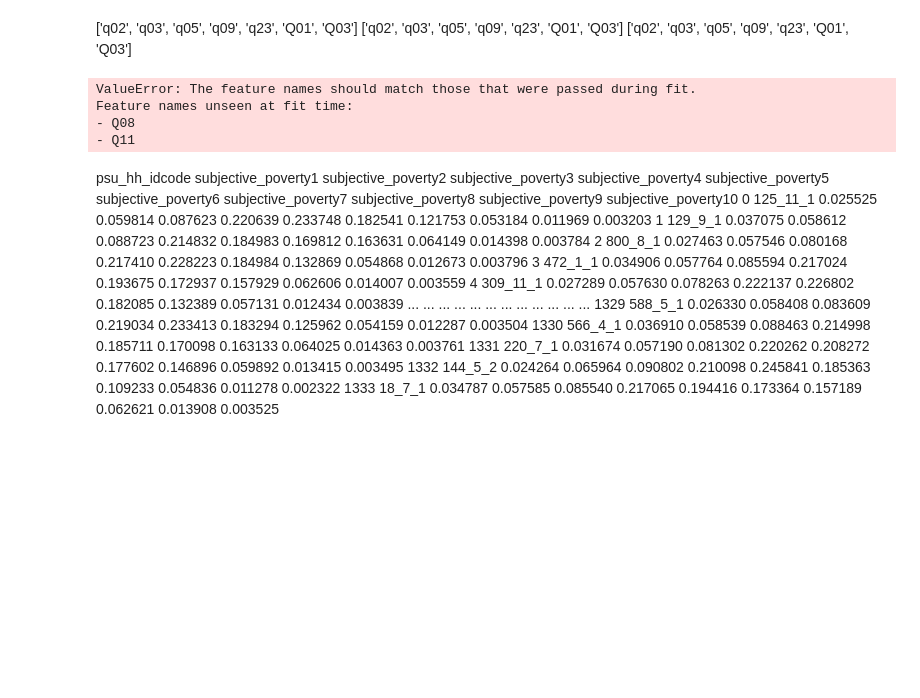
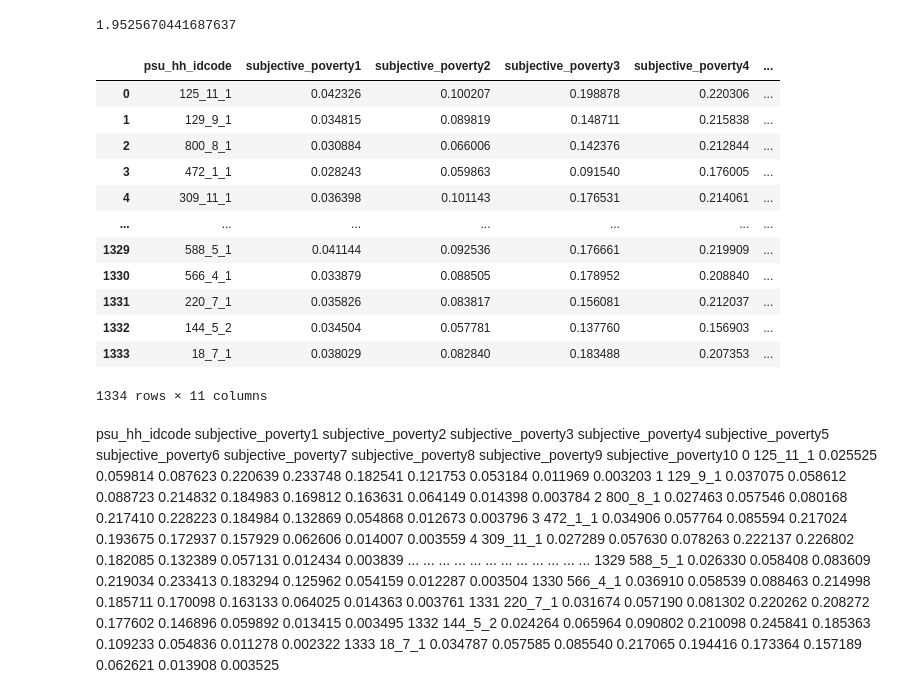
Before and after one commit to eugenesimm/Kaggle_poverty_rate, a Jupyter notebook: 2-eda/scaler.ipynb, the cells around one changed output. Saved outputs shown, nothing was run; the diff lists cells and outputs as text; code cells hidden in the pictures; blank space fills up the shorter version.

```diff
--- a/2-eda/scaler.ipynb
+++ b/2-eda/scaler.ipynb
@@ -10,4 +10,5 @@ import pandas as pd
 import numpy as np
 import os
 import pandas as pd
-CLEAN_DATA_DIR = "../data/clean/"
+MODEL_TRAINING_DATA_DIR = "../data/model_training/"
+RESULT_DATA_DIR = "../data/model_result/"
@@ -83,11 +68,8 @@ def predict_ratings_SVM(train_data):
     return optimal_params.best_estimator_, scaler
 # %%
-RESULT_DATA_DIR = "../data/model_result/"
-train_data = pd.read_csv(os.path.join(CLEAN_DATA_DIR, "TRAIN_MERGED_UNFILLED.csv"))
+train_data = pd.read_csv(os.path.join(MODEL_TRAINING_DATA_DIR, "TRAIN_MERGED_UNFILLED_encoded.csv"))
 
 train_A, train_B = train_test_split(train_data, test_size=0.25, stratify=train_data['subjectivePoverty_rating'], random_state=42)
 
-result, s = predict_ratings_SVM(train_A)
-print(type(result))  # Check the type of result
-print(type(s))
+model, scaler= predict_ratings_SVM(train_A)
 # %% [output]
@@ -122,30 +77,56 @@ TypeError: cannot unpack non-iterable SVC object
-# %% [markdown]
-['q02', 'q03', 'q05', 'q09', 'q23', 'Q01', 'Q03']
-['q02', 'q03', 'q05', 'q09', 'q23', 'Q01', 'Q03']
-['q02', 'q03', 'q05', 'q09', 'q23', 'Q01', 'Q03']
+# %%
+model = result[0]
+scaler = result[1]
 # %%
 train_B_X = train_B.drop(columns=['subjectivePoverty_rating'])
 # display(train_B_X)
 
 def predictratings_SVM(model, scaler, train_B_X):
     test_ids = train_B_X['psu_hh_idcode']
-    # train_B_X = encoder(train_B_X)
-    # train_B_X = encode_filler(train_B_X)
-    preds_proba = model.predict_proba(train_B_X)
+
+    # Scale ordinal and numerical data
+    ordinal_col = ['q23', 'Q06']
+    numerical_col = ['q05', 'q09', 'Q07']
+    scalable_col = ordinal_col + numerical_col
+
+    scalable_x = train_B_X[scalable_col]
+
+    scaled_x = scaler.transform(scalable_x)
+    scaled_x = pd.DataFrame(scaled_x, columns=scalable_x.columns, index=scalable_x.index)
+
+    # One-hot-encoding
+    ohc_col = ['q02', 'q03_1', 'q03_2', 'q03_3', 'q03_4', 'q03_5', 'q03_6', 'q03_7', 'q03_8', 'q03_9', 'q03_10',
+    'q03_11', 'q03_12', 'q03_13', 'q03_14', 'Q03', 'Q08', 'Q11_1', 'Q11_2', 'Q11_3', 'Q11_4',
+    'Q11_5', 'Q11_6', 'Q11_7', 'Q11_8', 'Q11_9', 'Q11_10', 'Q11_11', 'Q11_12', 'Q11_13', 'Q19',
+    'Q01_0', 'Q01_1', 'Q01_2']
+
+    ohc_x = train_B_X[ohc_col]
+    processed_x = pd.concat([scaled_x, ohc_x], axis=1)
+
+
+    preds_proba = model.predict_proba(processed_x)
     print(log_loss(train_B['subjectivePoverty_rating'], preds_proba))
     output_df = pd.DataFrame(preds_proba, columns=[f'subjective_poverty{i+1}' for i in range(preds_proba.shape[1])])
     output_df.insert(0, 'psu_hh_idcode', test_ids.values)  # Insert the ID column at the start
     return output_df
 
-pred = predictratings_SVM(model, train_B_X)
+pred = predictratings_SVM(model, scaler, train_B_X)
 display(pred)
-
-#1.9505287965222604 - scale X
 # %% [output]
-ValueError: The feature names should match those that were passed during fit.
-Feature names unseen at fit time:
-- Q08
-- Q11
+1.9525670441687637
+|  | psu_hh_idcode | subjective_poverty1 | subjective_poverty2 | subjective_poverty3 | subjective_poverty4 | ... |
+| 0 | 125_11_1 | 0.042326 | 0.100207 | 0.198878 | 0.220306 | ... |
+| 1 | 129_9_1 | 0.034815 | 0.089819 | 0.148711 | 0.215838 | ... |
+| 2 | 800_8_1 | 0.030884 | 0.066006 | 0.142376 | 0.212844 | ... |
+| 3 | 472_1_1 | 0.028243 | 0.059863 | 0.091540 | 0.176005 | ... |
+| 4 | 309_11_1 | 0.036398 | 0.101143 | 0.176531 | 0.214061 | ... |
+| ... | ... | ... | ... | ... | ... | ... |
+| 1329 | 588_5_1 | 0.041144 | 0.092536 | 0.176661 | 0.219909 | ... |
+| 1330 | 566_4_1 | 0.033879 | 0.088505 | 0.178952 | 0.208840 | ... |
+| 1331 | 220_7_1 | 0.035826 | 0.083817 | 0.156081 | 0.212037 | ... |
+| 1332 | 144_5_2 | 0.034504 | 0.057781 | 0.137760 | 0.156903 | ... |
+| 1333 | 18_7_1 | 0.038029 | 0.082840 | 0.183488 | 0.207353 | ... |
+1334 rows × 11 columns
 # %% [markdown]
 psu_hh_idcode	subjective_poverty1	subjective_poverty2	subjective_poverty3	subjective_poverty4	subjective_poverty5	subjective_poverty6	subjective_poverty7	subjective_poverty8	subjective_poverty9	subjective_poverty10
 0	125_11_1	0.025525	0.059814	0.087623	0.220639	0.233748	0.182541	0.121753	0.053184	0.011969	0.003203
```
Also changed, not shown: parts of 3 cells of this notebook, 13 other files.
